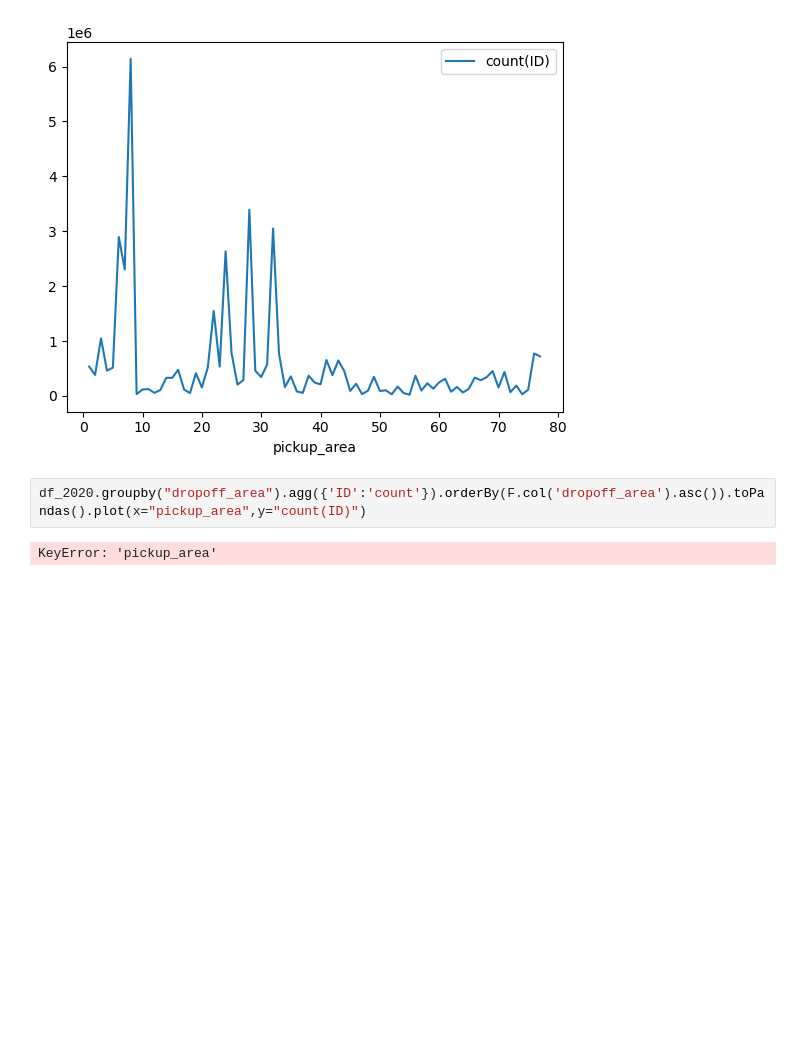
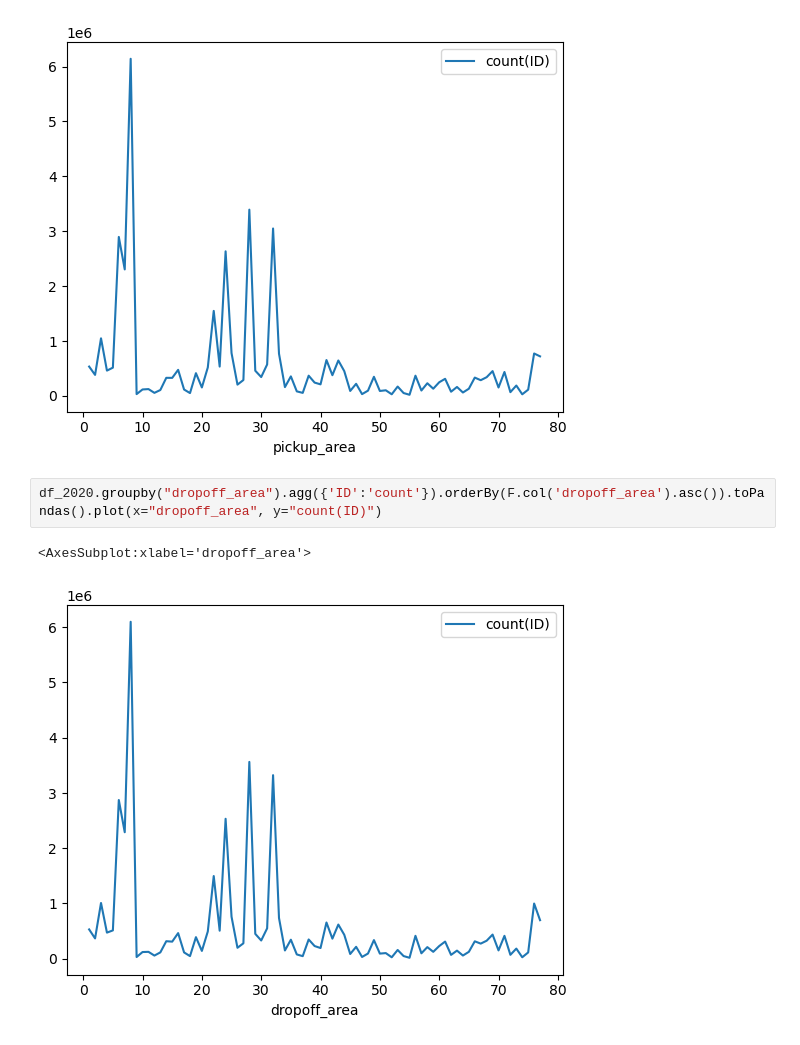
Before and after one commit to abejburton/bdp-rideshare, a Jupyter notebook: eda_2020.ipynb, the cells around one changed output. Cells and saved outputs as stored; diff of their text form; blank space fills up the shorter version.

```diff
--- a/eda_2020.ipynb
+++ b/eda_2020.ipynb
@@ -219,6 +263,7 @@ df_2020.groupby("pickup_area").agg({'ID':'count'}).orderBy(F.col('pickup_area').
 <AxesSubplot:xlabel='pickup_area'>
 [figure]
 # %%
-df_2020.groupby("dropoff_area").agg({'ID':'count'}).orderBy(F.col('dropoff_area').asc()).toPandas().plot(x="pickup_area",y="count(ID)")
+df_2020.groupby("dropoff_area").agg({'ID':'count'}).orderBy(F.col('dropoff_area').asc()).toPandas().plot(x="dropoff_area", y="count(ID)")
 # %% [output]
-KeyError: 'pickup_area'
+<AxesSubplot:xlabel='dropoff_area'>
+[figure, added]
```
Also changed, not shown: parts of 10 cells of this notebook.
